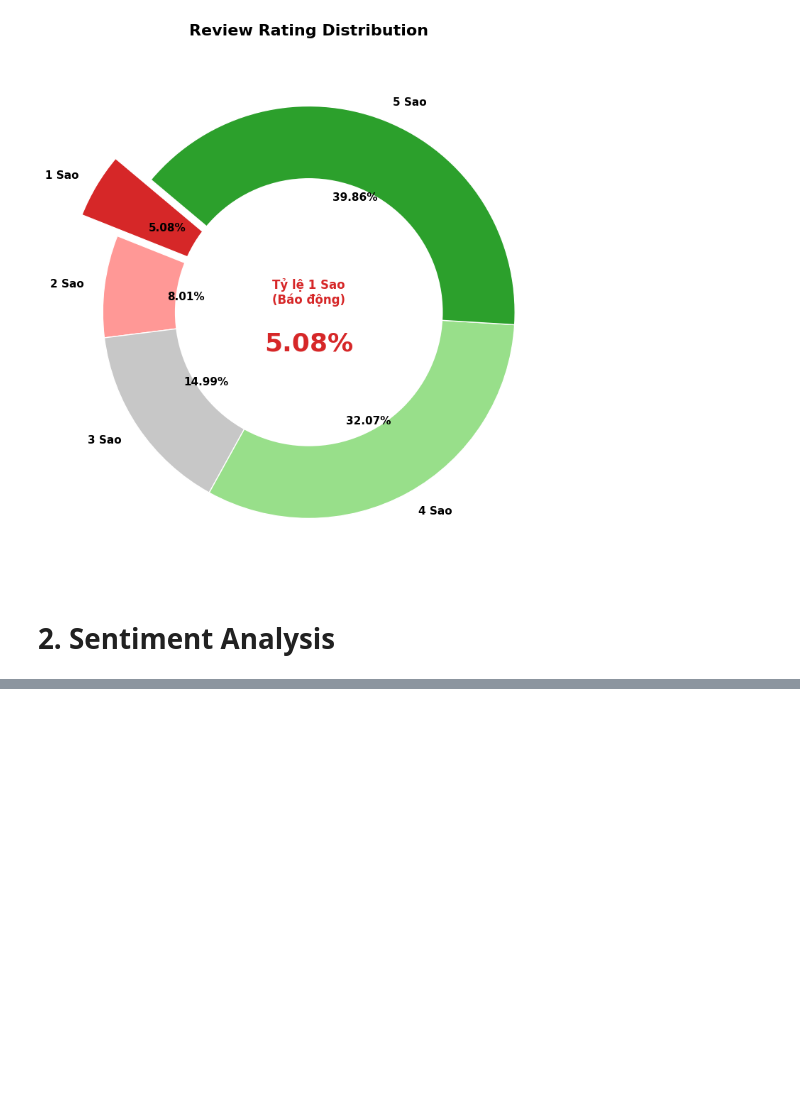
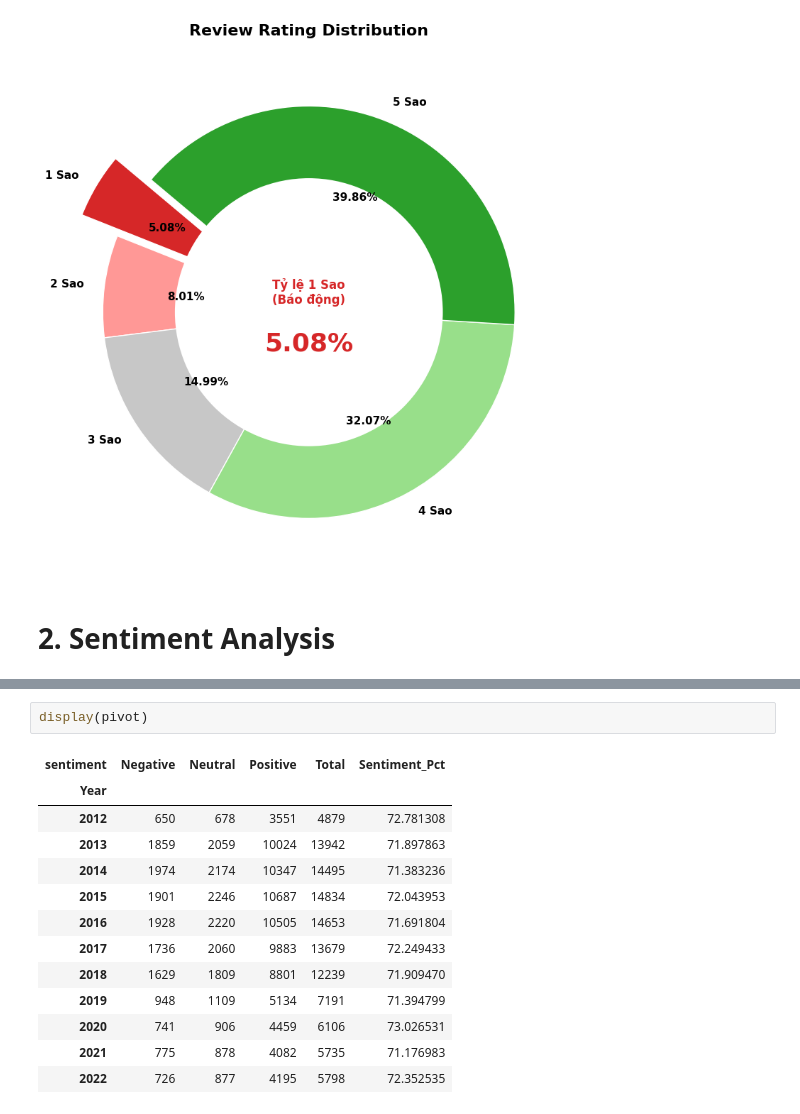
Before and after one commit to bee1zebub05/datathon-2026, a Jupyter notebook: DB2_Products.ipynb, the cells around one changed output, grey strips where cells are left out. Cells and saved outputs as stored; diff of their text form; blank space fills up the shorter version.

Commit message:
display pivot

```diff
--- a/DB2_Products.ipynb
+++ b/DB2_Products.ipynb
@@ -183,3 +182,19 @@ plt.tight_layout()
 plt.show()
 # %% [output]
 [figure]
+# %%
+display(pivot)
+# %% [output]
+| sentiment | Negative | Neutral | Positive | Total | Sentiment_Pct |
+| Year |  |  |  |  |  |
+| 2012 | 650 | 678 | 3551 | 4879 | 72.781308 |
+| 2013 | 1859 | 2059 | 10024 | 13942 | 71.897863 |
+| 2014 | 1974 | 2174 | 10347 | 14495 | 71.383236 |
+| 2015 | 1901 | 2246 | 10687 | 14834 | 72.043953 |
+| 2016 | 1928 | 2220 | 10505 | 14653 | 71.691804 |
+| 2017 | 1736 | 2060 | 9883 | 13679 | 72.249433 |
+| 2018 | 1629 | 1809 | 8801 | 12239 | 71.909470 |
+| 2019 | 948 | 1109 | 5134 | 7191 | 71.394799 |
+| 2020 | 741 | 906 | 4459 | 6106 | 73.026531 |
+| 2021 | 775 | 878 | 4082 | 5735 | 71.176983 |
+| 2022 | 726 | 877 | 4195 | 5798 | 72.352535 |
```
Also changed, not shown: parts of 1 cell of this notebook.
